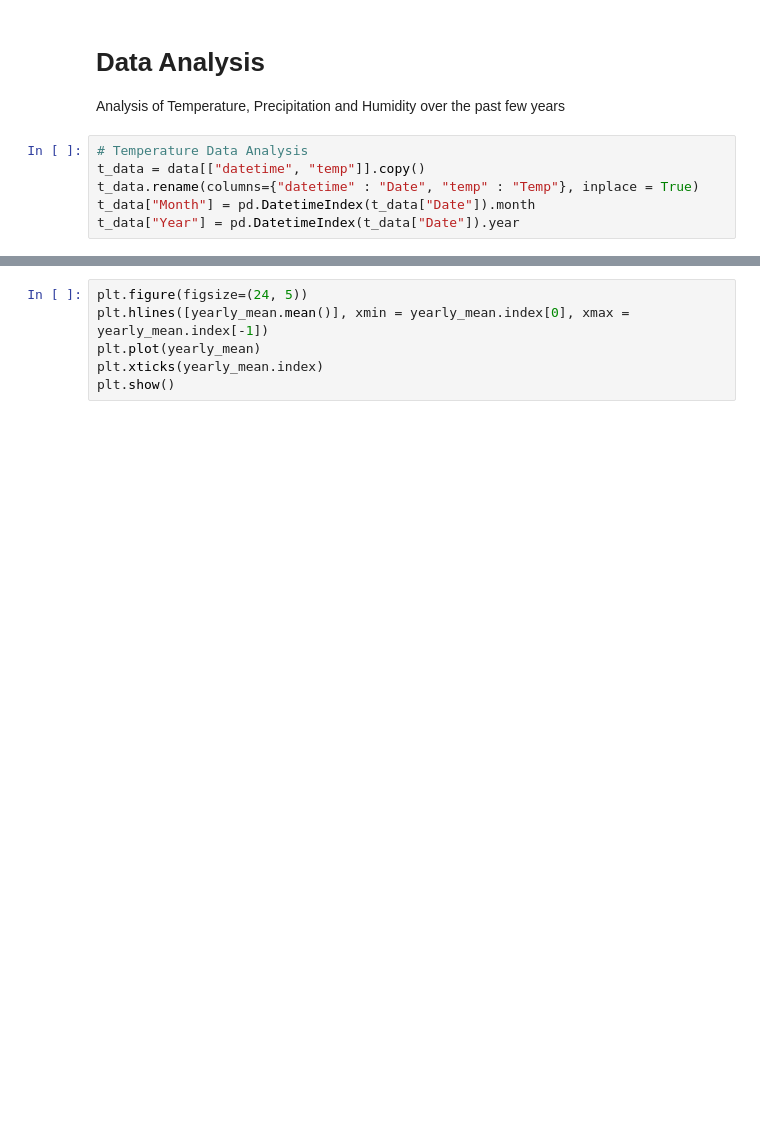
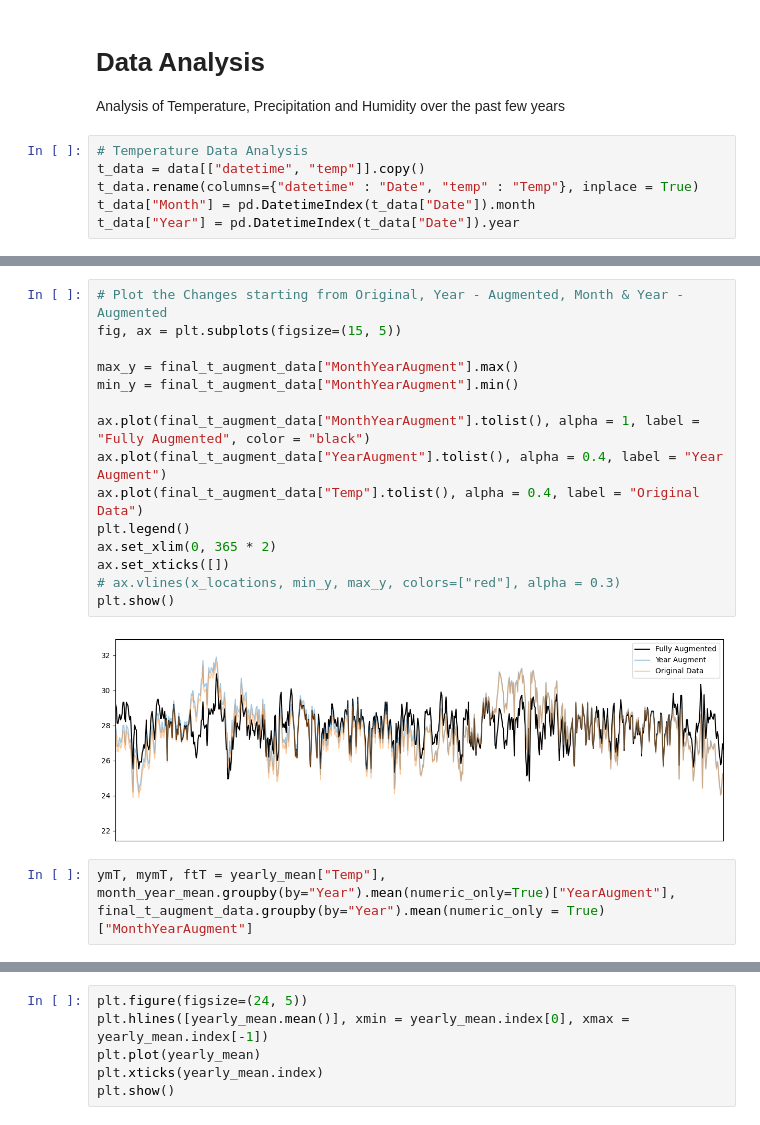
Before and after one commit to alaricespina/Thesis-Repository, a Jupyter notebook: Auto Regressive Ensemble Modelling/AutoRegressive Model.ipynb, the cells around one changed output, grey strips where cells are left out. Drawn from its saved outputs; the diff is of its cells as text; blank space fills up the shorter version.

```diff
--- a/Auto Regressive Ensemble Modelling/AutoRegressive Model.ipynb
+++ b/Auto Regressive Ensemble Modelling/AutoRegressive Model.ipynb
@@ -58,0 +227,19 @@ Name: Temp, dtype: float64
+# %%
+# Plot the Changes starting from Original, Year - Augmented, Month & Year - Augmented
+fig, ax = plt.subplots(figsize=(15, 5))
+
+max_y = final_t_augment_data["MonthYearAugment"].max()
+min_y = final_t_augment_data["MonthYearAugment"].min()
+
+ax.plot(final_t_augment_data["MonthYearAugment"].tolist(), alpha = 1, label = "Fully Augmented", color = "black")
+ax.plot(final_t_augment_data["YearAugment"].tolist(), alpha = 0.4, label = "Year Augment")
+ax.plot(final_t_augment_data["Temp"].tolist(), alpha = 0.4, label = "Original Data")
+plt.legend()
+ax.set_xlim(0, 365 * 2)
+ax.set_xticks([])
+# ax.vlines(x_locations, min_y, max_y, colors=["red"], alpha = 0.3)
+plt.show()
+# %% [output]
+[figure, added]
+# %%
+ymT, mymT, ftT = yearly_mean["Temp"], month_year_mean.groupby(by="Year").mean(numeric_only=True)["YearAugment"], final_t_augment_data.groupby(by="Year").mean(numeric_only = True)["MonthYearAugment"]
```
Also changed, not shown: parts of 31 cells of this notebook.
